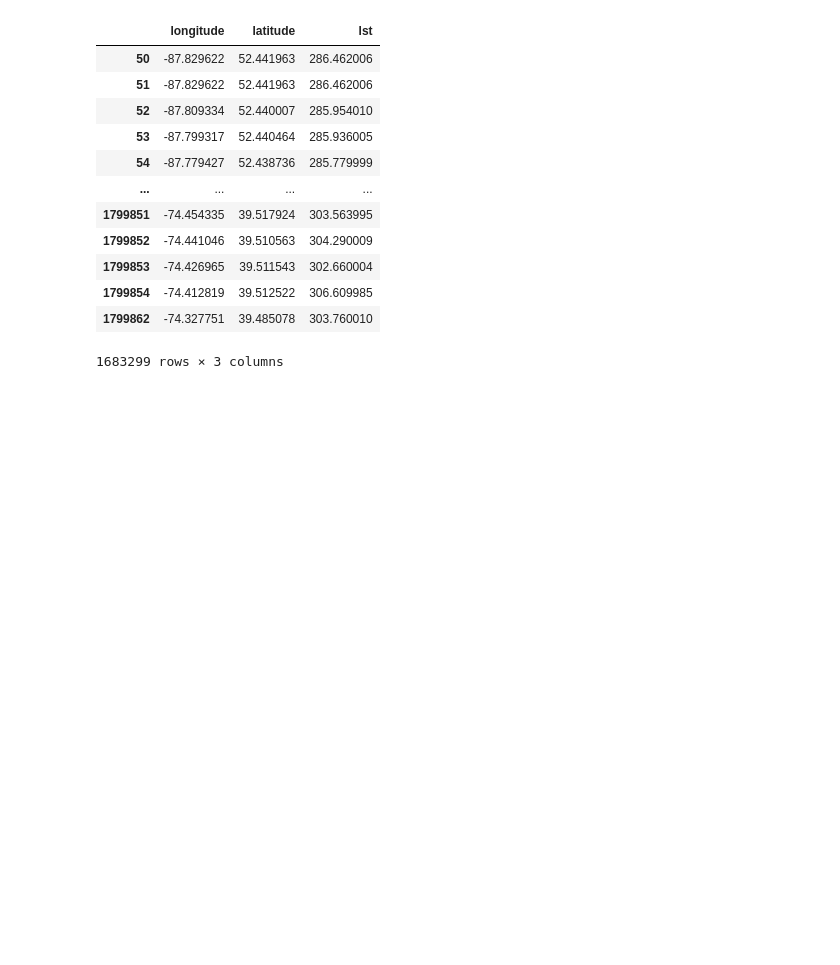
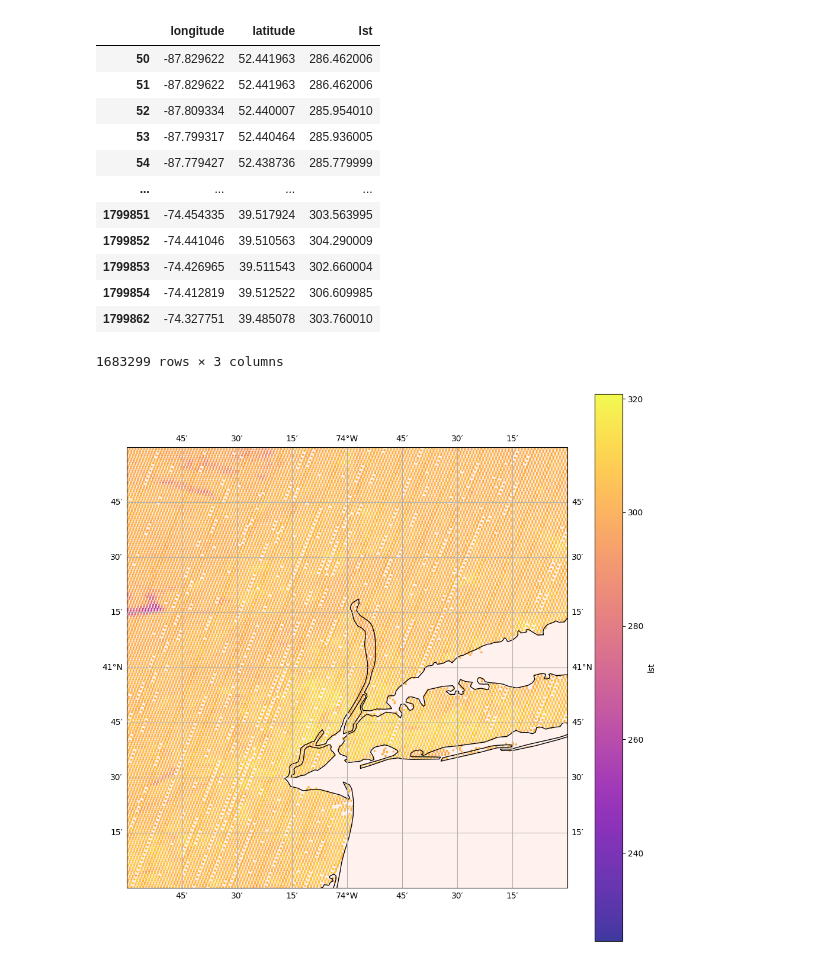
Before and after one commit to pengningyi/EY2025, a Jupyter notebook: src/weather.ipynb, the cells around one changed output. Cells and saved outputs as stored; diff of their text form; code cells hidden in the pictures; blank space fills up the shorter version.

```diff
--- a/src/weather.ipynb
+++ b/src/weather.ipynb
@@ -147,35 +147,39 @@ data
 | 1799862 | -74.327751 | 39.485078 | 303.760010 |
 1683299 rows × 3 columns
 # %%
-# import shapely.geometry
-# from cartopy.crs import PlateCarree
-# from cartopy.feature import BORDERS
-# import matplotlib.pyplot as plt
+import shapely.geometry
+from cartopy.crs import PlateCarree
+from cartopy.feature import BORDERS
+import matplotlib.pyplot as plt
 
-# fig, ax = plt.subplots(figsize=(12, 12), subplot_kw=dict(projection=PlateCarree()))
+fig, ax = plt.subplots(figsize=(12, 12), subplot_kw=dict(projection=PlateCarree()))
+ax.set_facecolor('white')
 
-# ax.add_geometries(
-#     shapely.geometry.shape(item.geometry), crs=PlateCarree(), color="coral", alpha=0.1
-# )
+ax.add_geometries(
+    shapely.geometry.shape(item.geometry), crs=PlateCarree(), color="coral", alpha=0.1
+)
 
-# data.plot.scatter(
-#     x="longitude",
-#     y="latitude",
-#     c="lst",
-#     ax=ax,
-#     colormap="viridis",
-#     marker=".",
-#     alpha=0.2,
-# )
+scatter = data.plot.scatter(
+    x="longitude",
+    y="latitude",
+    c="lst",
+    ax=ax,
+    cmap="plasma",
+    marker=".",
+    alpha=0.8,
+    s=10,           # size of marker
+)
 
-# lower_left = (40.75, -74.01)
-# upper_right = (40.88, -73.86)
+lower_left = (40.75, -74.01)
+upper_right = (40.88, -73.86)
+ax.set_extent([lower_left[1], upper_right[1], lower_left[0], upper_right[0]], crs=PlateCarree())
 
-
-# # ax.set(ybound=(20, 50), xbound=(-80, -70))
-# ax.coastlines()
-# ax.add_feature(BORDERS, linestyle="-")
-# ax.gridlines(draw_labels=True, dms=True, x_inline=False, y_inline=False);
+ax.set(ybound=(40, 42), xbound=(-75, -73))
+ax.coastlines()
+ax.add_feature(BORDERS, linestyle="-")
+ax.gridlines(draw_labels=True, dms=True, x_inline=False, y_inline=False);
+# %% [output]
+[figure, added]
 # %%
 submission_file = pandas.read_csv("../data/Submission_template.csv")
 submission_file
```
Also changed, not shown: parts of 12 cells of this notebook, 4 other files.
